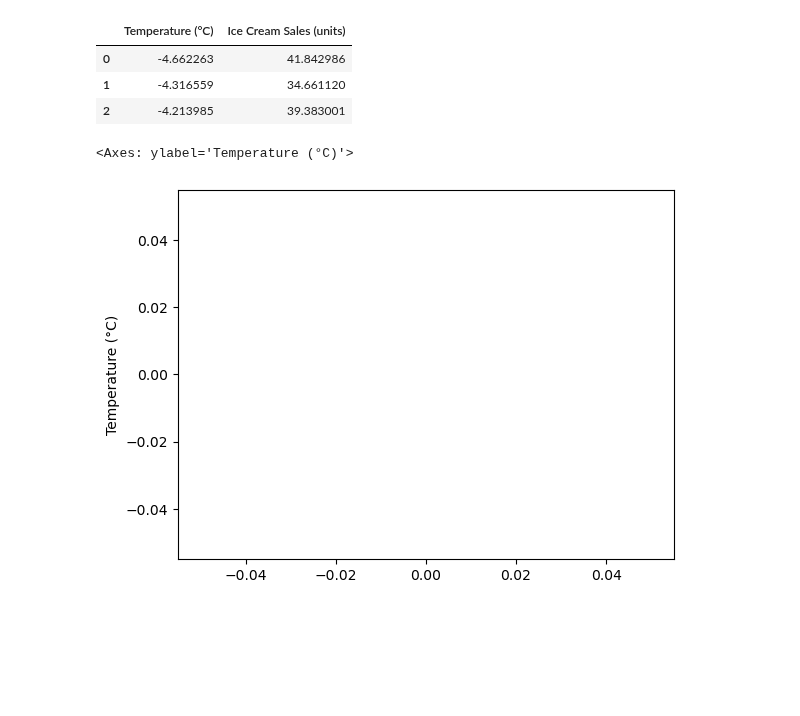
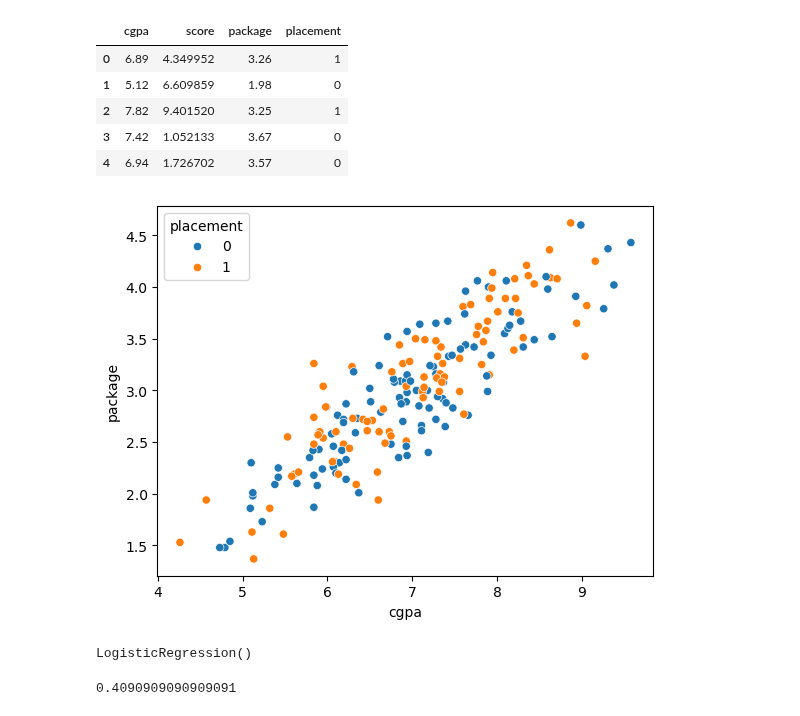
Before and after one commit to SandeshKhatiwada05/Data-Science-And-Machine-Learning-Course, a Jupyter notebook: 32_Logisitic_Regression_Polynomial_Feature.ipynb, the cells around one changed output. Drawn from its saved outputs; the diff is of its cells as text; code cells hidden in the pictures; blank space fills up the shorter version.

```diff
--- a/32_Logisitic_Regression_Polynomial_Feature.ipynb
+++ b/32_Logisitic_Regression_Polynomial_Feature.ipynb
@@ -3,16 +3,18 @@ import pandas as pd
 import seaborn as sns
 import matplotlib.pyplot as plt
 # %%
-dataset = pd.read_csv(r"D:\Github\Data-Science-And-Machine-Learning-Course\Datasets\Ice_cream selling data_Polynomial_data.csv")
+dataset = pd.read_csv(r"D:\Github\Data-Science-And-Machine-Learning-Course\Datasets\placement.csv")
 # %%
-dataset.head(3)
+dataset.head(5)
 # %% [output]
-|  | Temperature (°C) | Ice Cream Sales (units) |
-| 0 | -4.662263 | 41.842986 |
-| 1 | -4.316559 | 34.661120 |
-| 2 | -4.213985 | 39.383001 |
+|  | cgpa | score | package | placement |
+| 0 | 6.89 | 4.349952 | 3.26 | 1 |
+| 1 | 5.12 | 6.609859 | 1.98 | 0 |
+| 2 | 7.82 | 9.401520 | 3.25 | 1 |
+| 3 | 7.42 | 1.052133 | 3.67 | 0 |
+| 4 | 6.94 | 1.726702 | 3.57 | 0 |
 # %%
-sns.scatterplot(data=dataset, y="Temperature (°C)")
+sns.scatterplot(data=dataset, x="cgpa", y="package", hue="placement")
+plt.show()
 # %% [output]
-<Axes: ylabel='Temperature (°C)'>
-[figure, old version]
+[figure, new version]
@@ -18,0 +32,8 @@ sns.scatterplot(data=dataset, y="Temperature (°C)")
+# %%
+lr.fit(X_train, y_train)
+# %% [output]
+LogisticRegression()
+# %%
+lr.score(X_test, y_test)
+# %% [output]
+0.4090909090909091
```
Also changed, not shown: parts of 8 cells of this notebook.
